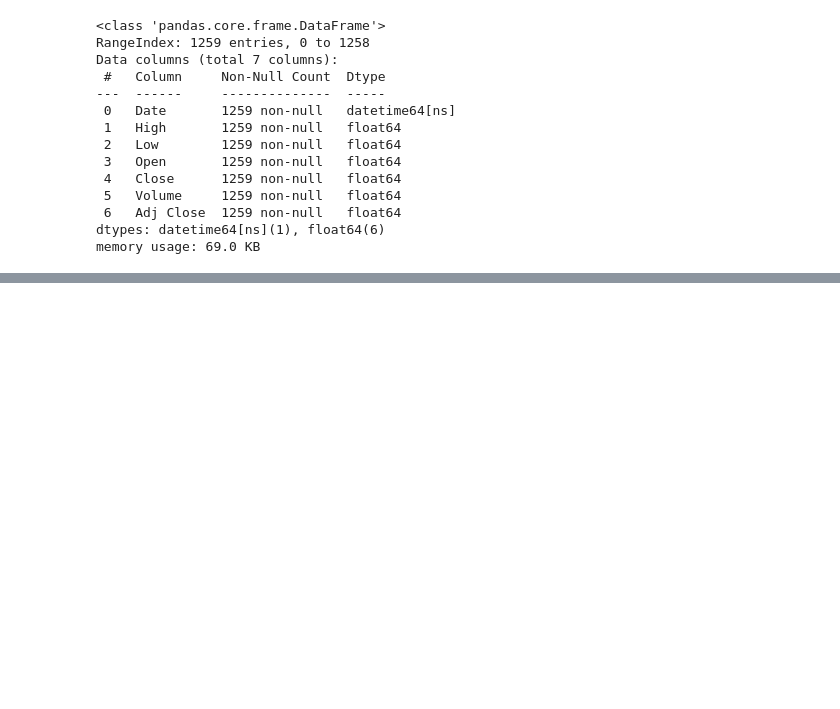
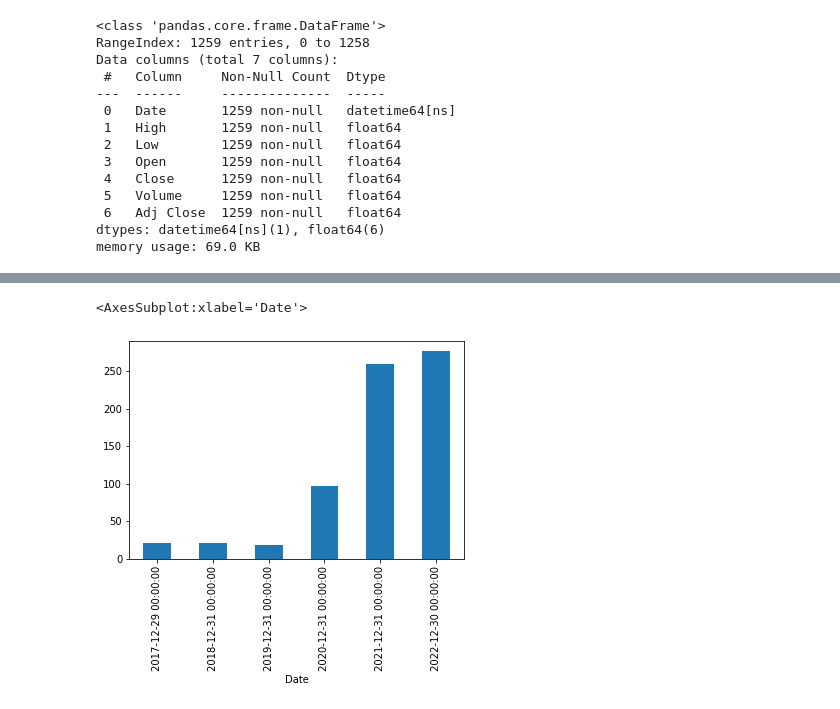
Before and after one commit to sinchan-s/time-series-analysis, a Jupyter notebook: tsa-eda.ipynb, the cells around one changed output, grey strips where cells are left out. Cells and saved outputs as stored; diff of their text form; code cells hidden in the pictures; blank space fills up the shorter version.

```diff
--- a/tsa-eda.ipynb
+++ b/tsa-eda.ipynb
@@ -98,0 +291,5 @@ memory usage: 69.0 KB
+# %%
+df_tsla['Open'].resample(rule='BA').mean().plot(kind='bar')
+# %% [output]
+<AxesSubplot:xlabel='Date'>
+[figure, added]
```
Also changed, not shown: parts of 48 cells of this notebook.
